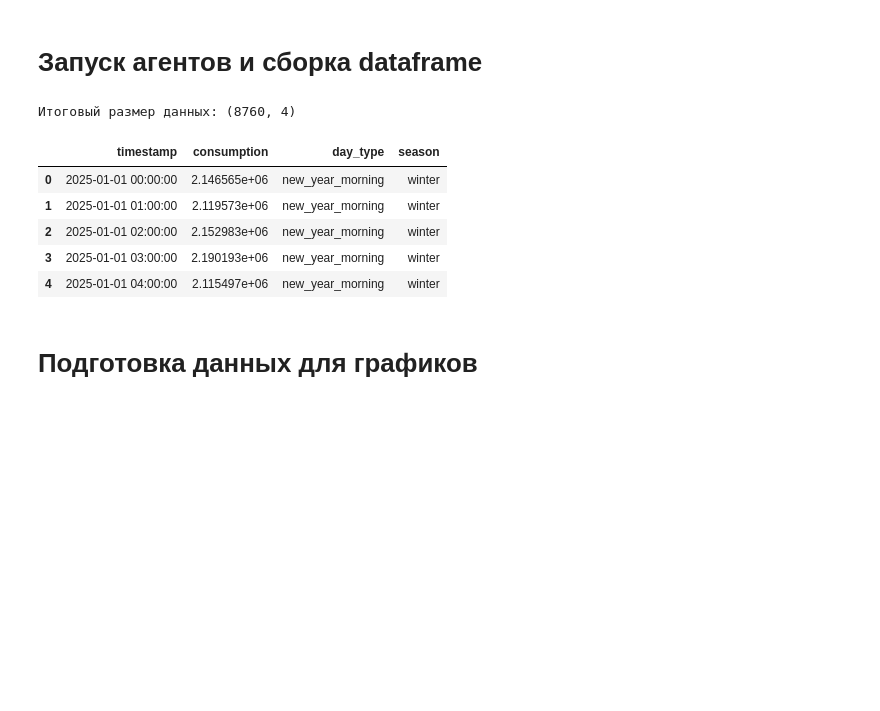
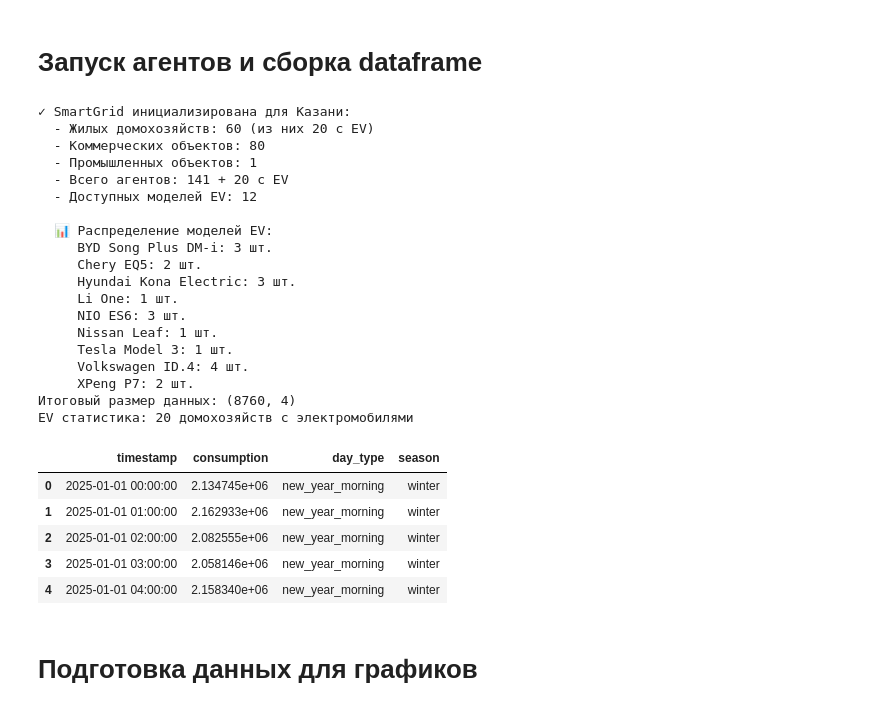
Before and after one commit to KulikovKA/Smart-Grid-Optimization, a Jupyter notebook: 01_data_generation.ipynb, the cells around one changed output. Drawn from its saved outputs; the diff is of its cells as text; code cells hidden in the pictures; blank space fills up the shorter version.

```diff
--- a/01_data_generation.ipynb
+++ b/01_data_generation.ipynb
@@ -58,41 +58,61 @@ def get_holiday_type_2025_fixed(timestamp):
 # %%
 
 
-grid = SmartGridAgent(num_residential=60, num_commercial=80, num_industrial=1)
+# Инициализируем SmartGrid для Казани с поддержкой электромобилей (10 из 60 домохозяйств)
+grid = SmartGridAgent(num_residential=60, num_commercial=80, num_industrial=1, num_ev_households=20)
 
 start_date = pd.Timestamp("2025-01-01")
 end_date = pd.Timestamp("2025-12-31 23:00:00")
 date_range = pd.date_range(start=start_date, end=end_date, freq='h') # Используем 'h' вместо 'H' для новых версий pandas
 
 
 
 for i, timestamp in enumerate(date_range):
     day_type = get_holiday_type_2025_fixed(timestamp)
     season = get_season(timestamp.month)
 
     # Делаем один шаг симуляции
     grid.step(timestamp, day_type, season)
 
 
 
 # 3. Сборка итогового DataFrame
 df_final = pd.DataFrame({
     'timestamp': grid.timestamp_history,
     'consumption': grid.get_total_consumption(),
     'day_type': [get_holiday_type_2025_fixed(ts) for ts in grid.timestamp_history],
     'season': [get_season(ts.month) for ts in grid.timestamp_history]
 })
 
 print(f"Итоговый размер данных: {df_final.shape}")
+print(f"EV статистика: {len(grid.ev_agents)} домохозяйств с электромобилями")
 df_final.head()
 # %% [output]
+✓ SmartGrid инициализирована для Казани:
+  - Жилых домохозяйств: 60 (из них 20 с EV)
+  - Коммерческих объектов: 80
+  - Промышленных объектов: 1
+  - Всего агентов: 141 + 20 с EV
+  - Доступных моделей EV: 12
+
+  📊 Распределение моделей EV:
+     BYD Song Plus DM-i: 3 шт.
+     Chery EQ5: 2 шт.
+     Hyundai Kona Electric: 3 шт.
+     Li One: 1 шт.
+     NIO ES6: 3 шт.
+     Nissan Leaf: 1 шт.
+     Tesla Model 3: 1 шт.
+     Volkswagen ID.4: 4 шт.
+     XPeng P7: 2 шт.
 Итоговый размер данных: (8760, 4)
+EV статистика: 20 домохозяйств с электромобилями
 |  | timestamp | consumption | day_type | season |
-| 0 | 2025-01-01 00:00:00 | 2.146565e+06 | new_year_morning | winter |
-| 1 | 2025-01-01 01:00:00 | 2.119573e+06 | new_year_morning | winter |
-| 2 | 2025-01-01 02:00:00 | 2.152983e+06 | new_year_morning | winter |
-| 3 | 2025-01-01 03:00:00 | 2.190193e+06 | new_year_morning | winter |
-| 4 | 2025-01-01 04:00:00 | 2.115497e+06 | new_year_morning | winter |
+| 0 | 2025-01-01 00:00:00 | 2.134745e+06 | new_year_morning | winter |
+| 1 | 2025-01-01 01:00:00 | 2.162933e+06 | new_year_morning | winter |
+| 2 | 2025-01-01 02:00:00 | 2.082555e+06 | new_year_morning | winter |
+| 3 | 2025-01-01 03:00:00 | 2.058146e+06 | new_year_morning | winter |
+| 4 | 2025-01-01 04:00:00 | 2.158340e+06 | new_year_morning | winter |
 # %% [markdown]
 # Подготовка данных для графиков
 # %%
```
Also changed, not shown: parts of 3 cells of this notebook, 50 other files.
